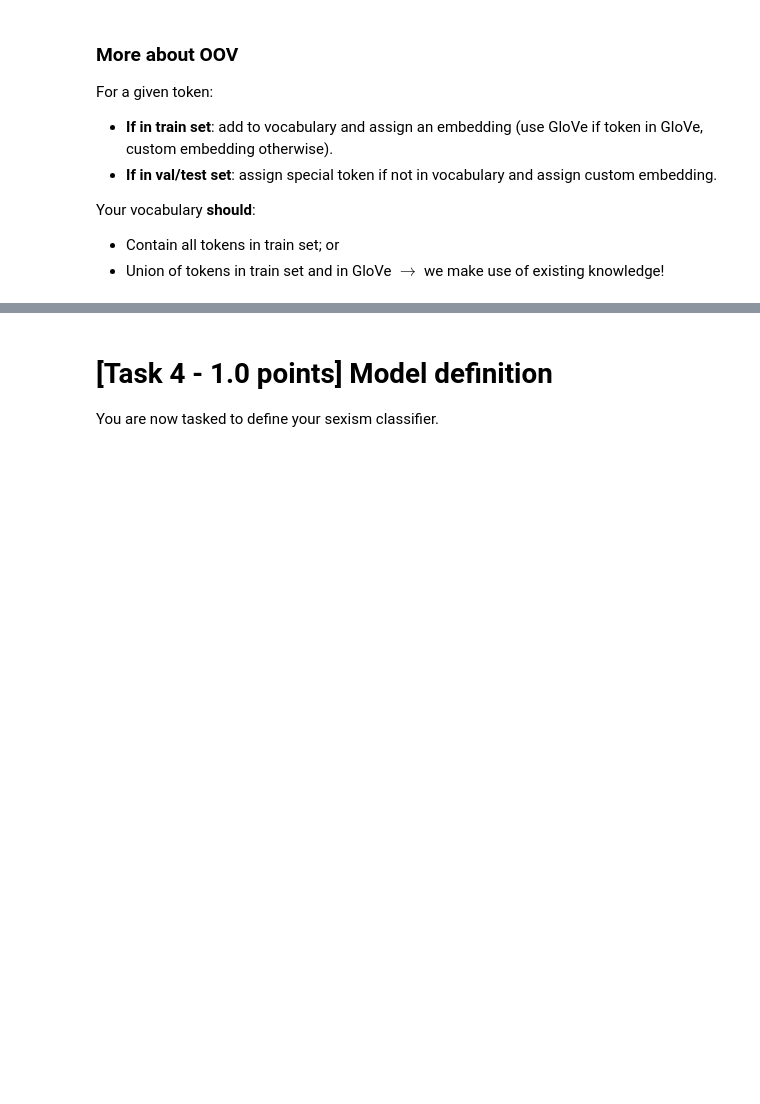
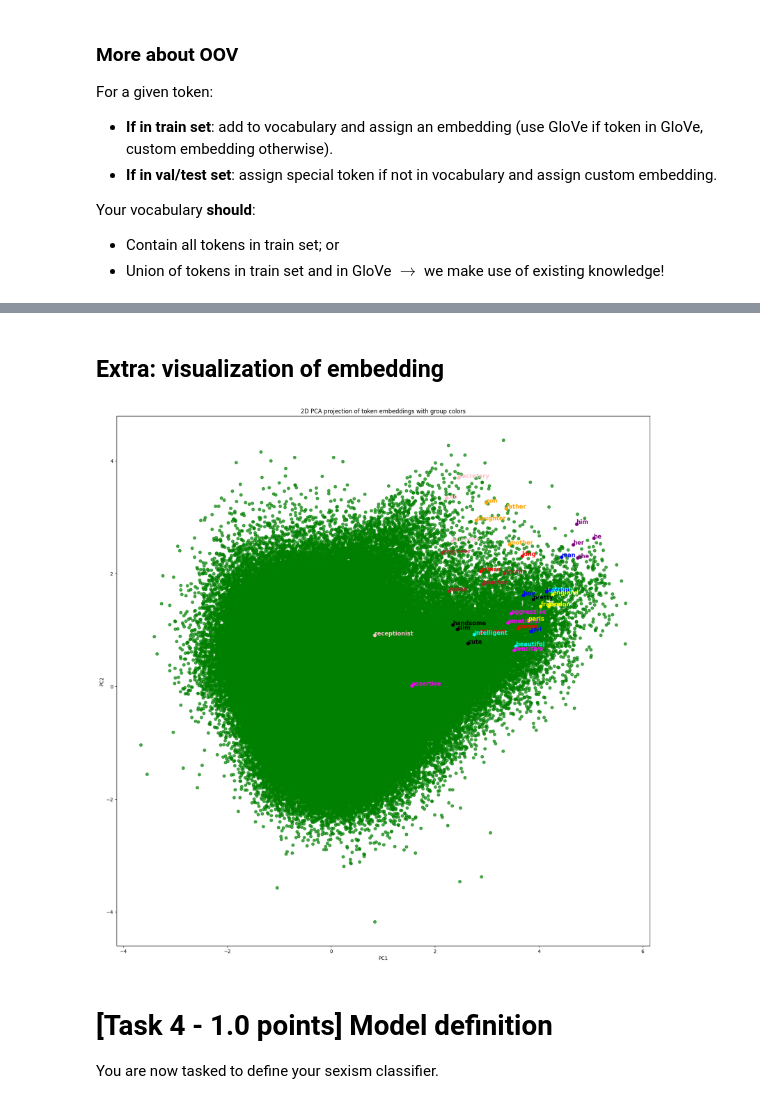
Before and after one commit to 26leonardo/NLP_project, a Jupyter notebook: A1/Assignment1-2526.ipynb, the cells around one changed output, grey strips where cells are left out. Drawn from its saved outputs; the diff is of its cells as text; code cells hidden in the pictures; blank space fills up the shorter version.

```diff
--- a/A1/Assignment1-2526.ipynb
+++ b/A1/Assignment1-2526.ipynb
@@ -305,3 +348,8 @@ Your vocabulary **should**:
 
 * Contain all tokens in train set; or
 * Union of tokens in train set and in GloVe $\rightarrow$ we make use of existing knowledge!
+# %%
+# Hyperparams
+WINDOW_SIZE = 5
+EMBEDDING_DIMENSION = 50
+OOV_TOKEN = "<OOV>"
@@ -308,3 +602,59 @@ Your vocabulary **should**:
+# %% [markdown]
+## Extra: visualization of embedding
+# %%
+token_to_embedding = {word : embedding_matrix[idx]for word, idx in tokenizer.word_index.items()}
+tokens = list(token_to_embedding.keys())
+embeddings = np.array([token_to_embedding[t] for t in tokens])
+
+# NOTE: the 3d reduction wasn't more informative so we kept only this one
+pca_2d = PCA(n_components=2)
+embeddings_2d = pca_2d.fit_transform(embeddings)
+token_to_2d = {token: embeddings_2d[i] for i, token in enumerate(tokens)}
+# %%
+word_groups = [
+    # TODO: maybe find more sexist-related words that fall in the first half of the embdedding space
+
+    # Exemple of different meaning due to sex
+    ("king", "queen", "prince", "princess"),
+    ("man", "woman", "boy", "girl"),
+    ("father", "mother", "son", "daughter"),
+    ("he", "she", "him", "her"),
+
+    # Example of biased words
+    ("doctor", "nurse", "engineer", "teacher"),
+    ("ceo", "secretary", "scientist", "receptionist"),
+    ("strong", "beautiful", "intelligent", "pretty"),
+    ("aggressive", "emotional", "assertive", "sensitive"),
+    ("handsome", "pretty", "cute", "slim"),
+
+    # Control group we have seen in class
+    ("paris", "france", "london", "england")
+]
+
+# Define up to 10 distinct colors for the groups
+group_colors = [
+    "red", "blue", "orange", "purple", "brown",
+    "pink", "cyan", "magenta", "black", "yellow"
+]
+
+plt.figure(figsize=(20, 20))
+plt.scatter(embeddings_2d[:, 0], embeddings_2d[:, 1], alpha=0.7, color="green")
+
+# Color points and labels for each group
+for i, group in enumerate(word_groups):
+    color = group_colors[i % len(group_colors)]  # cycle if more than 10 groups, but it is better to avoid it
+    for w in group:
+        if w in token_to_2d:
+            c = token_to_2d[w]
+            plt.scatter(c[0], c[1], color=color, s=40)
+            plt.text(c[0], c[1], w, fontsize=12, color=color, weight='bold')
+
+plt.title("2D PCA projection of token embeddings with group colors")
+plt.xlabel("PC1")
+plt.ylabel("PC2")
+plt.show()
+# %% [output]
+[figure, added]
 # %% [markdown]
 # [Task 4 - 1.0 points] Model definition
 
```
Also changed, not shown: parts of 8 cells of this notebook.
